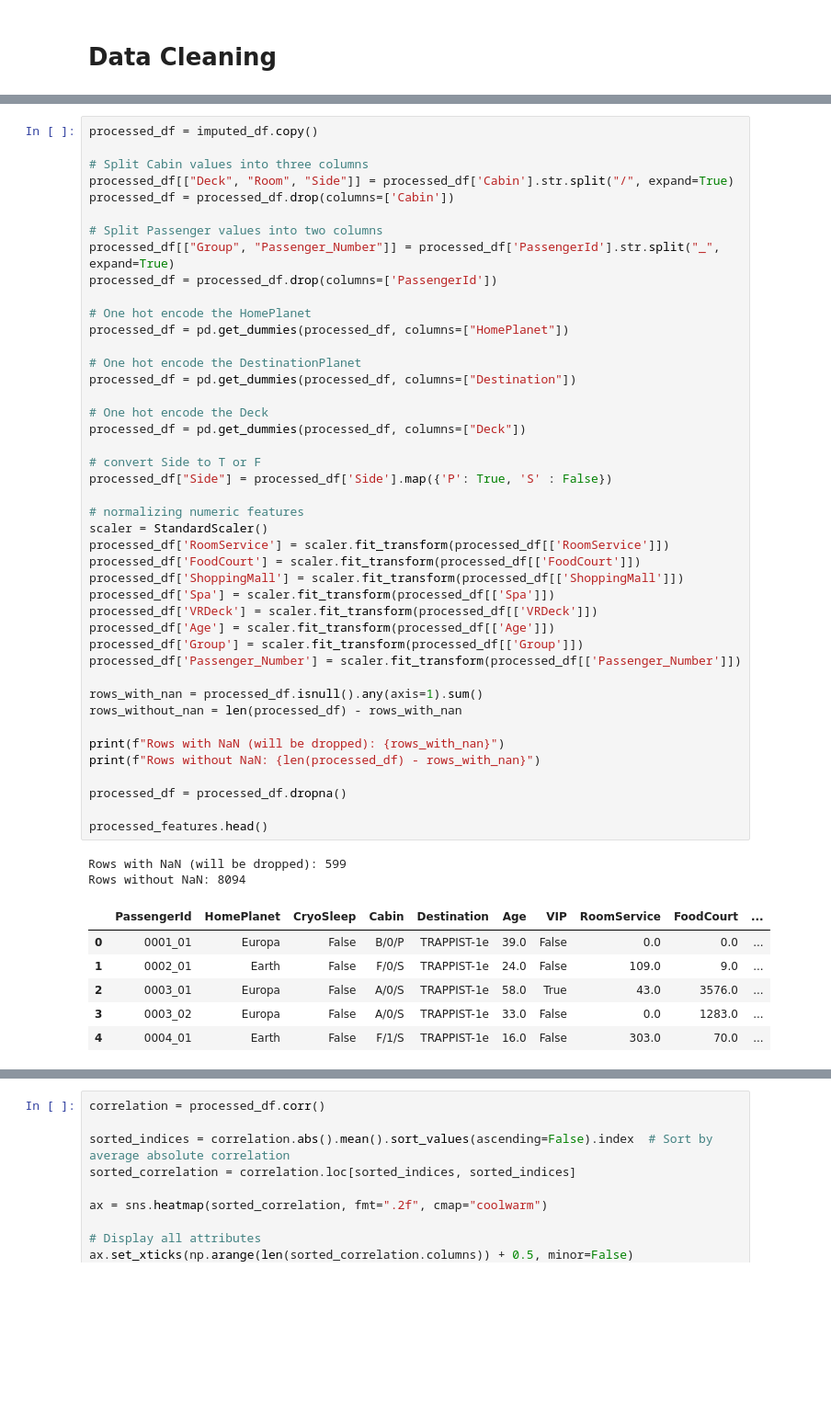
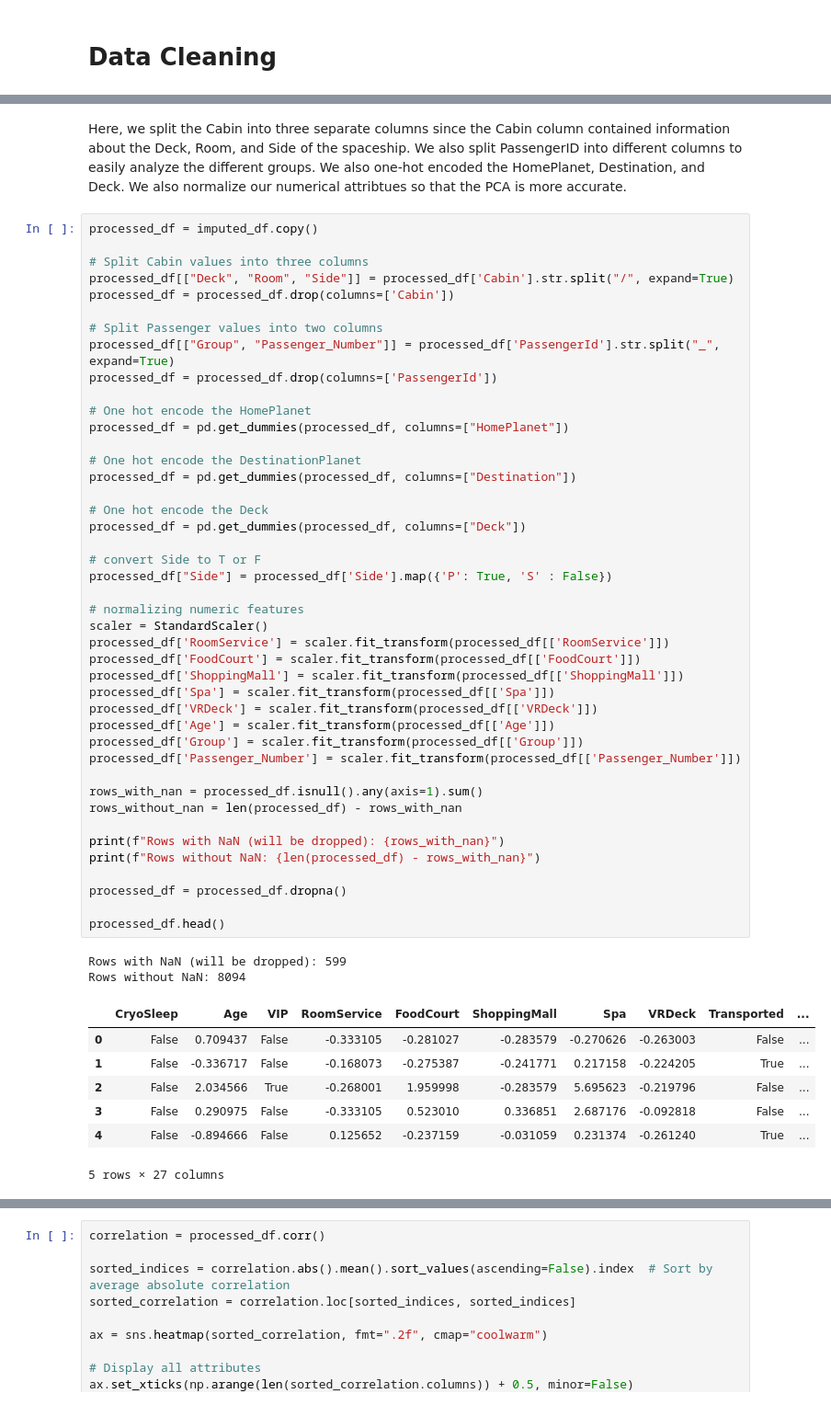
Before and after one commit to Tanyk2004/ML-finalproject, a Jupyter notebook: code.ipynb, the cells around one changed output, grey strips where cells are left out. Shown at 92% size. Saved outputs shown, nothing was run; the diff lists cells and outputs as text; blank space fills up the shorter version.

```diff
--- a/code.ipynb
+++ b/code.ipynb
@@ -163,3 +167,5 @@ Columns with NaNs after imputation:  ['CryoSleep', 'Cabin', 'VIP']
+# %% [markdown]
+Here, we split the Cabin into three separate columns since the Cabin column contained information about the Deck, Room, and Side of the spaceship. We also split PassengerID into different columns to easily analyze the different groups. We also one-hot encoded the HomePlanet, Destination, and Deck. We also normalize our numerical attribtues so that the PCA is more accurate.
 # %%
 processed_df = imputed_df.copy()
 
@@ -178,37 +184,38 @@ processed_df = pd.get_dummies(processed_df, columns=["HomePlanet"])
 processed_df = pd.get_dummies(processed_df, columns=["Destination"])
 
 # One hot encode the Deck
 processed_df = pd.get_dummies(processed_df, columns=["Deck"])
 
 # convert Side to T or F
 processed_df["Side"] = processed_df['Side'].map({'P': True, 'S' : False})
 
 # normalizing numeric features
 scaler = StandardScaler()
 processed_df['RoomService'] = scaler.fit_transform(processed_df[['RoomService']])
 processed_df['FoodCourt'] = scaler.fit_transform(processed_df[['FoodCourt']])
 processed_df['ShoppingMall'] = scaler.fit_transform(processed_df[['ShoppingMall']])
 processed_df['Spa'] = scaler.fit_transform(processed_df[['Spa']])
 processed_df['VRDeck'] = scaler.fit_transform(processed_df[['VRDeck']])
 processed_df['Age'] = scaler.fit_transform(processed_df[['Age']])
 processed_df['Group'] = scaler.fit_transform(processed_df[['Group']])
 processed_df['Passenger_Number'] = scaler.fit_transform(processed_df[['Passenger_Number']])
 
 rows_with_nan = processed_df.isnull().any(axis=1).sum()
 rows_without_nan = len(processed_df) - rows_with_nan
 
 print(f"Rows with NaN (will be dropped): {rows_with_nan}")
 print(f"Rows without NaN: {len(processed_df) - rows_with_nan}")
 
 processed_df = processed_df.dropna()
 
-processed_features.head()
+processed_df.head()
 # %% [output]
 Rows with NaN (will be dropped): 599
 Rows without NaN: 8094
-|  | PassengerId | HomePlanet | CryoSleep | Cabin | Destination | Age | VIP | RoomService | FoodCourt | ... |
-| 0 | 0001_01 | Europa | False | B/0/P | TRAPPIST-1e | 39.0 | False | 0.0 | 0.0 | ... |
-| 1 | 0002_01 | Earth | False | F/0/S | TRAPPIST-1e | 24.0 | False | 109.0 | 9.0 | ... |
-| 2 | 0003_01 | Europa | False | A/0/S | TRAPPIST-1e | 58.0 | True | 43.0 | 3576.0 | ... |
-| 3 | 0003_02 | Europa | False | A/0/S | TRAPPIST-1e | 33.0 | False | 0.0 | 1283.0 | ... |
-| 4 | 0004_01 | Earth | False | F/1/S | TRAPPIST-1e | 16.0 | False | 303.0 | 70.0 | ... |
+|  | CryoSleep | Age | VIP | RoomService | FoodCourt | ShoppingMall | Spa | VRDeck | Transported | ... |
+| 0 | False | 0.709437 | False | -0.333105 | -0.281027 | -0.283579 | -0.270626 | -0.263003 | False | ... |
+| 1 | False | -0.336717 | False | -0.168073 | -0.275387 | -0.241771 | 0.217158 | -0.224205 | True | ... |
+| 2 | False | 2.034566 | True | -0.268001 | 1.959998 | -0.283579 | 5.695623 | -0.219796 | False | ... |
+| 3 | False | 0.290975 | False | -0.333105 | 0.523010 | 0.336851 | 2.687176 | -0.092818 | False | ... |
+| 4 | False | -0.894666 | False | 0.125652 | -0.237159 | -0.031059 | 0.231374 | -0.261240 | True | ... |
+5 rows × 27 columns
```
Also changed, not shown: parts of 32 cells of this notebook.
